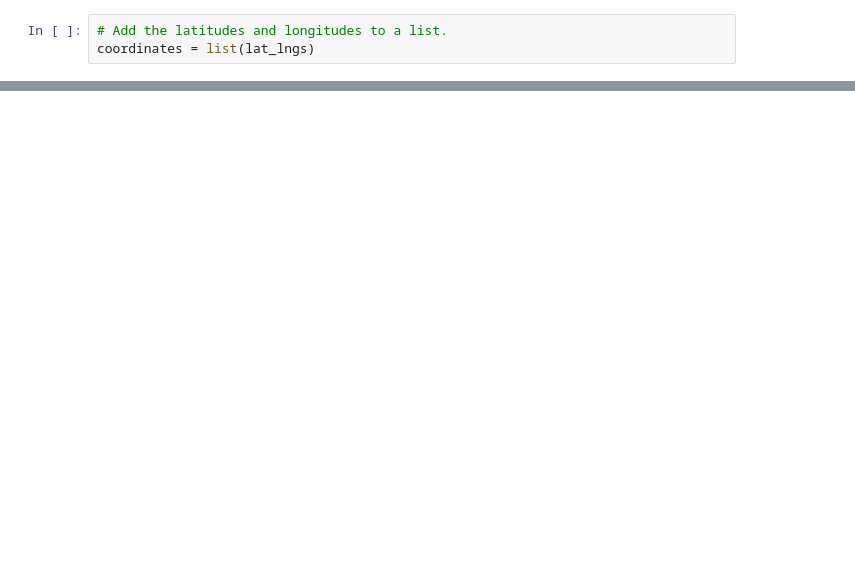
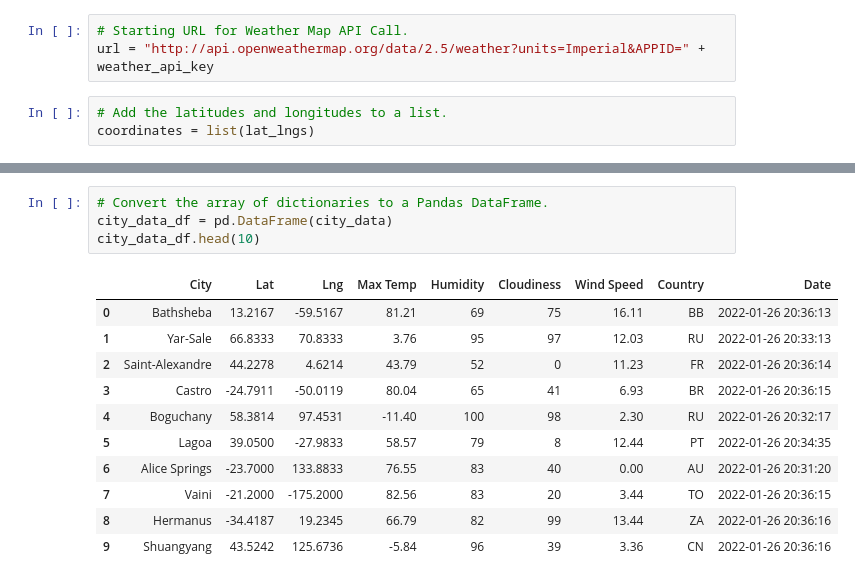
Before and after one commit to DHydeIL/World_Weather_Analysis, a Jupyter notebook: WeatherPy.ipynb, the cells around one changed output, grey strips where cells are left out. Saved outputs shown, nothing was run; the diff lists cells and outputs as text; blank space fills up the shorter version.

Commit message:
added modified gitignore and WeatherPy with city data df

```diff
--- a/WeatherPy.ipynb
+++ b/WeatherPy.ipynb
@@ -16,3 +25,6 @@ lat_lngs
+# %%
+# Starting URL for Weather Map API Call.
+url = "http://api.openweathermap.org/data/2.5/weather?units=Imperial&APPID=" + weather_api_key
 # %%
 # Add the latitudes and longitudes to a list.
 coordinates = list(lat_lngs)
@@ -32,0 +125,16 @@ len(cities)
+# %%
+# Convert the array of dictionaries to a Pandas DataFrame.
+city_data_df = pd.DataFrame(city_data)
+city_data_df.head(10)
+# %% [output]
+|  | City | Lat | Lng | Max Temp | Humidity | Cloudiness | Wind Speed | Country | Date |
+| 0 | Bathsheba | 13.2167 | -59.5167 | 81.21 | 69 | 75 | 16.11 | BB | 2022-01-26 20:36:13 |
+| 1 | Yar-Sale | 66.8333 | 70.8333 | 3.76 | 95 | 97 | 12.03 | RU | 2022-01-26 20:33:13 |
+| 2 | Saint-Alexandre | 44.2278 | 4.6214 | 43.79 | 52 | 0 | 11.23 | FR | 2022-01-26 20:36:14 |
+| 3 | Castro | -24.7911 | -50.0119 | 80.04 | 65 | 41 | 6.93 | BR | 2022-01-26 20:36:15 |
+| 4 | Boguchany | 58.3814 | 97.4531 | -11.40 | 100 | 98 | 2.30 | RU | 2022-01-26 20:32:17 |
+| 5 | Lagoa | 39.0500 | -27.9833 | 58.57 | 79 | 8 | 12.44 | PT | 2022-01-26 20:34:35 |
+| 6 | Alice Springs | -23.7000 | 133.8833 | 76.55 | 83 | 40 | 0.00 | AU | 2022-01-26 20:31:20 |
+| 7 | Vaini | -21.2000 | -175.2000 | 82.56 | 83 | 20 | 3.44 | TO | 2022-01-26 20:36:15 |
+| 8 | Hermanus | -34.4187 | 19.2345 | 66.79 | 82 | 99 | 13.44 | ZA | 2022-01-26 20:36:16 |
+| 9 | Shuangyang | 43.5242 | 125.6736 | -5.84 | 96 | 39 | 3.36 | CN | 2022-01-26 20:36:16 |
```
Also changed, not shown: parts of 6 cells of this notebook, 1 other file.
